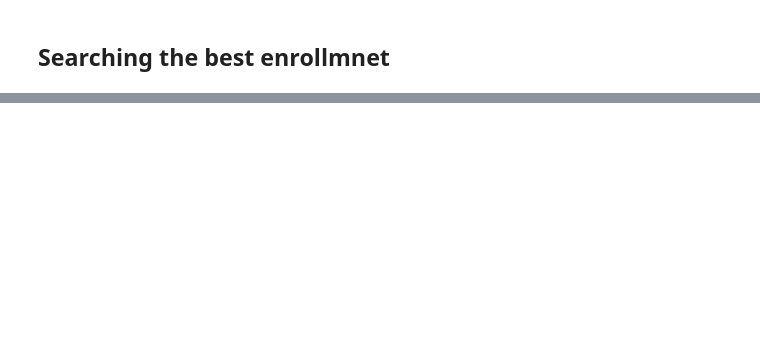
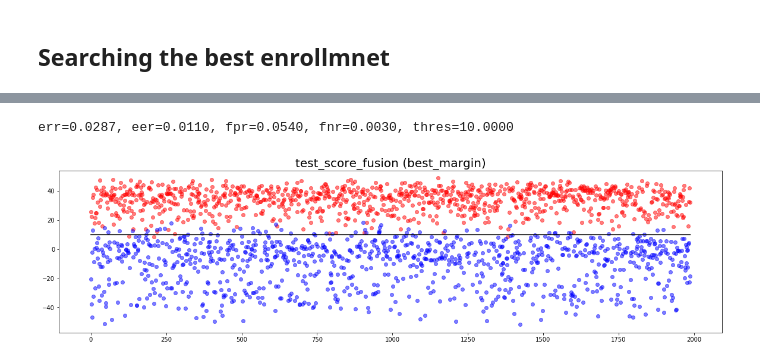
Before and after one commit to muncok/ASV_Experiments, a Jupyter notebook: exp_adaptive_sv/batch_sv_system_plda.ipynb, the cells around one changed output, grey strips where cells are left out. Saved outputs shown, nothing was run; the diff lists cells and outputs as text; code cells hidden in the pictures; blank space fills up the shorter version.

```diff
--- a/exp_adaptive_sv/batch_sv_system_plda.ipynb
+++ b/exp_adaptive_sv/batch_sv_system_plda.ipynb
@@ -170,0 +210,5 @@ err=0.1780, eer=0.0000, fpr=0.0000, fnr=0.3561, thres=20.0000
+# %%
+plot_score(total_test_scores[margin_sorted[-3:]].mean(0), test_trial[1], vT, "test_score_fusion (best_margin)")
+# %% [output]
+err=0.0287, eer=0.0110, fpr=0.0540, fnr=0.0030, thres=10.0000
+[figure, added]
```
Also changed, not shown: parts of 22 cells of this notebook, 4 other files.
